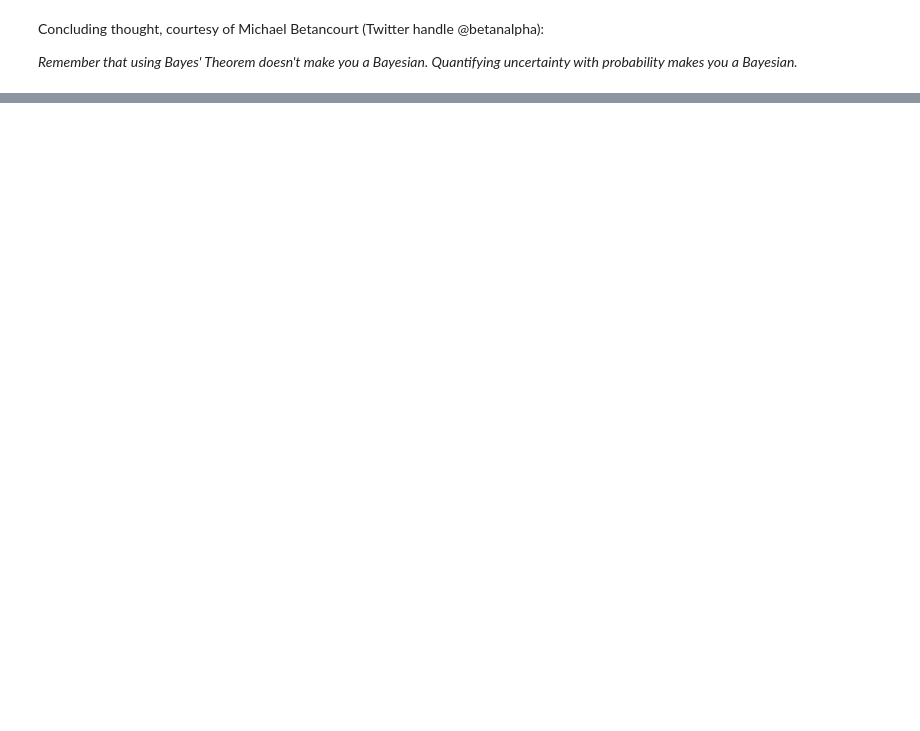
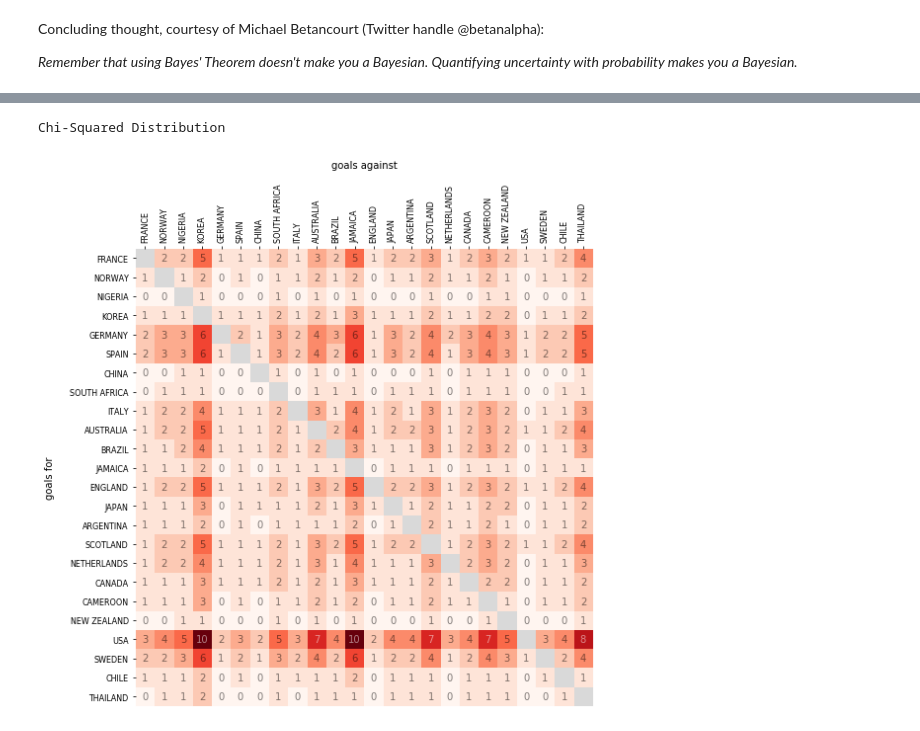
Before and after one commit to dgmiller/fifa-world-cup, a Jupyter notebook: tutorial.ipynb, the cells around one changed output, grey strips where cells are left out. Drawn from its saved outputs; the diff is of its cells as text; code cells hidden in the pictures; blank space fills up the shorter version.

```diff
--- a/tutorial.ipynb
+++ b/tutorial.ipynb
@@ -229,0 +242,10 @@ Concluding thought, courtesy of Michael Betancourt (Twitter handle @betanalpha):
+# %%
+# use data from group stage only (matches 1-3)
+# Chi-Squared Distribution
+FIT3 = utils.run_stan_model('poisson3.stan', '2019', m=1,n=3, iter=5000)
+EG_poisson3 = FIT3.extract(pars=['EG'])['EG']
+
+# use data from group stage only (matches 1-3)
+# Gamma Distribution
+FIT4 = utils.run_stan_model('poisson4.stan', '2019', m=1,n=3, iter=5000)
+EG_poisson4 = FIT4.extract(pars=['EG'])['EG']
@@ -229,0 +258,6 @@ Concluding thought, courtesy of Michael Betancourt (Twitter handle @betanalpha):
+# %%
+print("Chi-Squared Distribution")
+vis.plot_goal_matrix(np.round(EG_poisson3.mean(axis=0)))
+# %% [output]
+Chi-Squared Distribution
+[figure, added]
```
Also changed, not shown: parts of 38 cells of this notebook, 6 other files.
